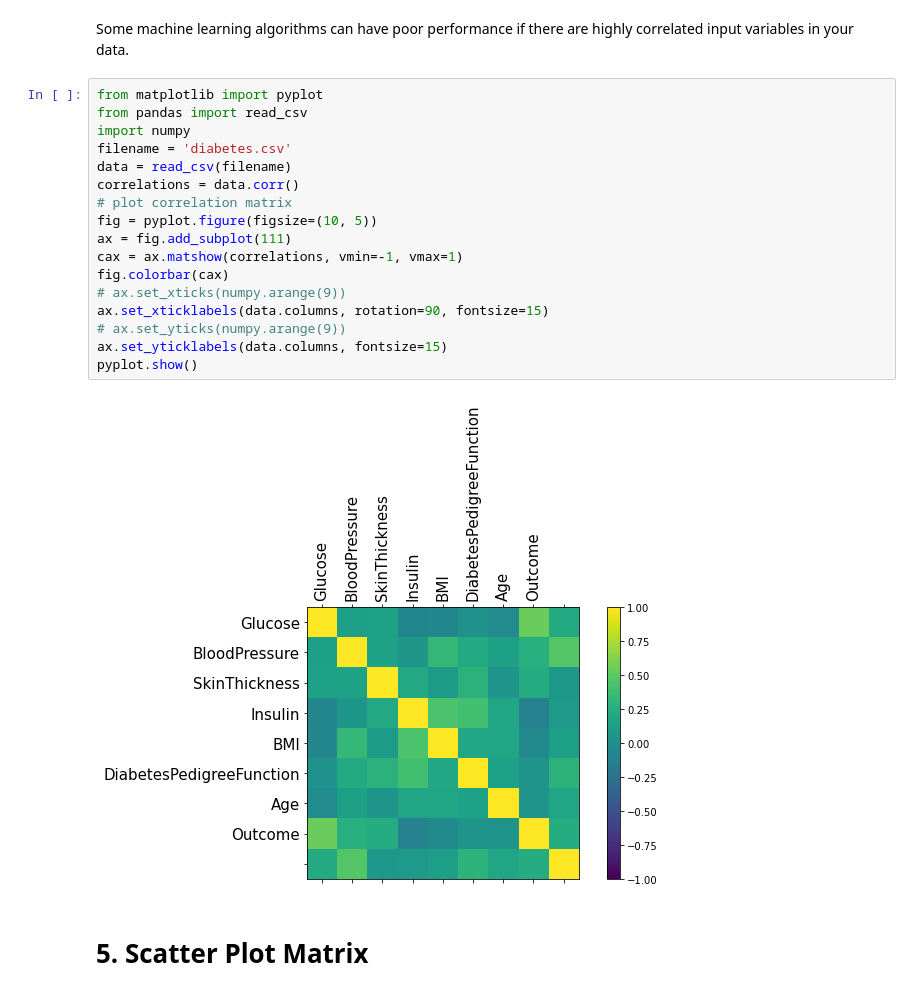
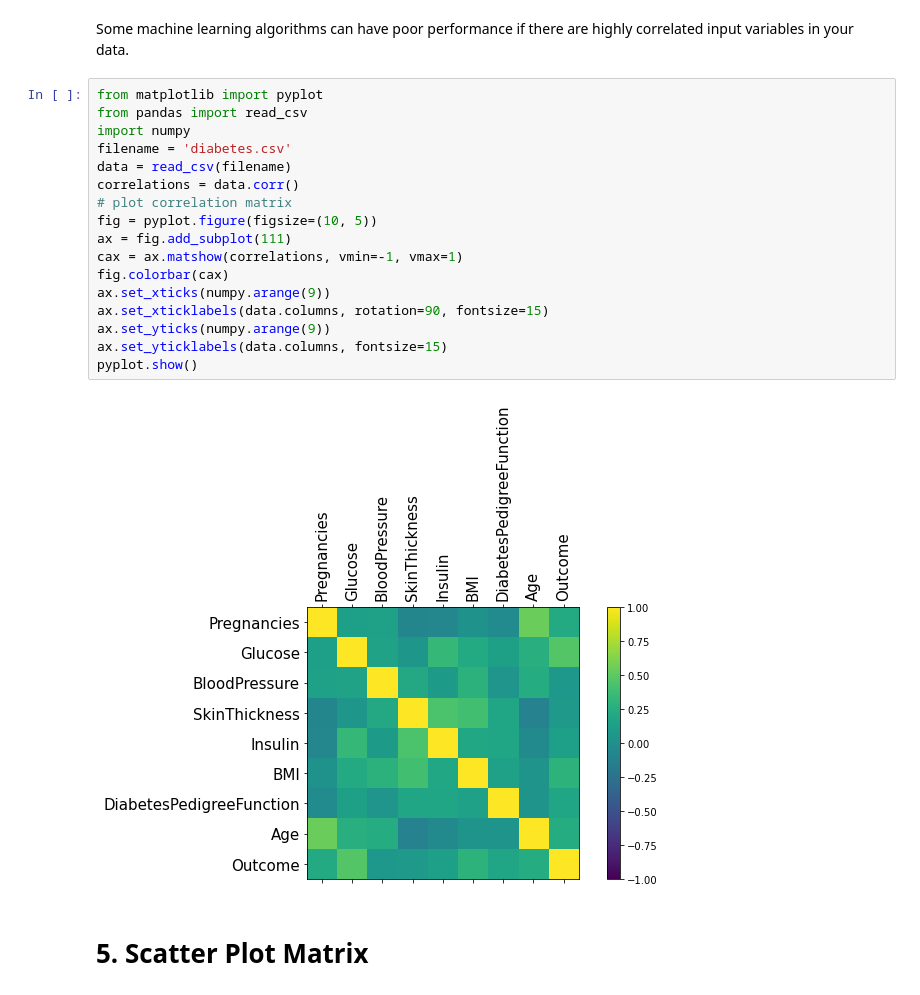
Before and after one commit to RahmanPeimankar/aml-sdu-f24, a Jupyter notebook: Lecture 2/aml_2_python_basics.ipynb, the cells around one changed output. Saved outputs shown, nothing was run; the diff lists cells and outputs as text.

```diff
--- a/Lecture 2/aml_2_python_basics.ipynb
+++ b/Lecture 2/aml_2_python_basics.ipynb
@@ -750,22 +764,22 @@ Some machine learning algorithms can have poor performance if there are highly c
 # %%
 from matplotlib import pyplot
 from pandas import read_csv
 import numpy
 filename = 'diabetes.csv'
 data = read_csv(filename)
 correlations = data.corr()
 # plot correlation matrix
 fig = pyplot.figure(figsize=(10, 5))
 ax = fig.add_subplot(111)
 cax = ax.matshow(correlations, vmin=-1, vmax=1)
 fig.colorbar(cax)
-# ax.set_xticks(numpy.arange(9))
+ax.set_xticks(numpy.arange(9))
 ax.set_xticklabels(data.columns, rotation=90, fontsize=15)
-# ax.set_yticks(numpy.arange(9))
+ax.set_yticks(numpy.arange(9))
 ax.set_yticklabels(data.columns, fontsize=15)
 pyplot.show()
 # %% [output]
-[figure, old version]
+[figure, new version]
 # %% [markdown]
 # 5. Scatter Plot Matrix
 # %%
```
Also changed, not shown: parts of 9 cells of this notebook, 22 other files.
